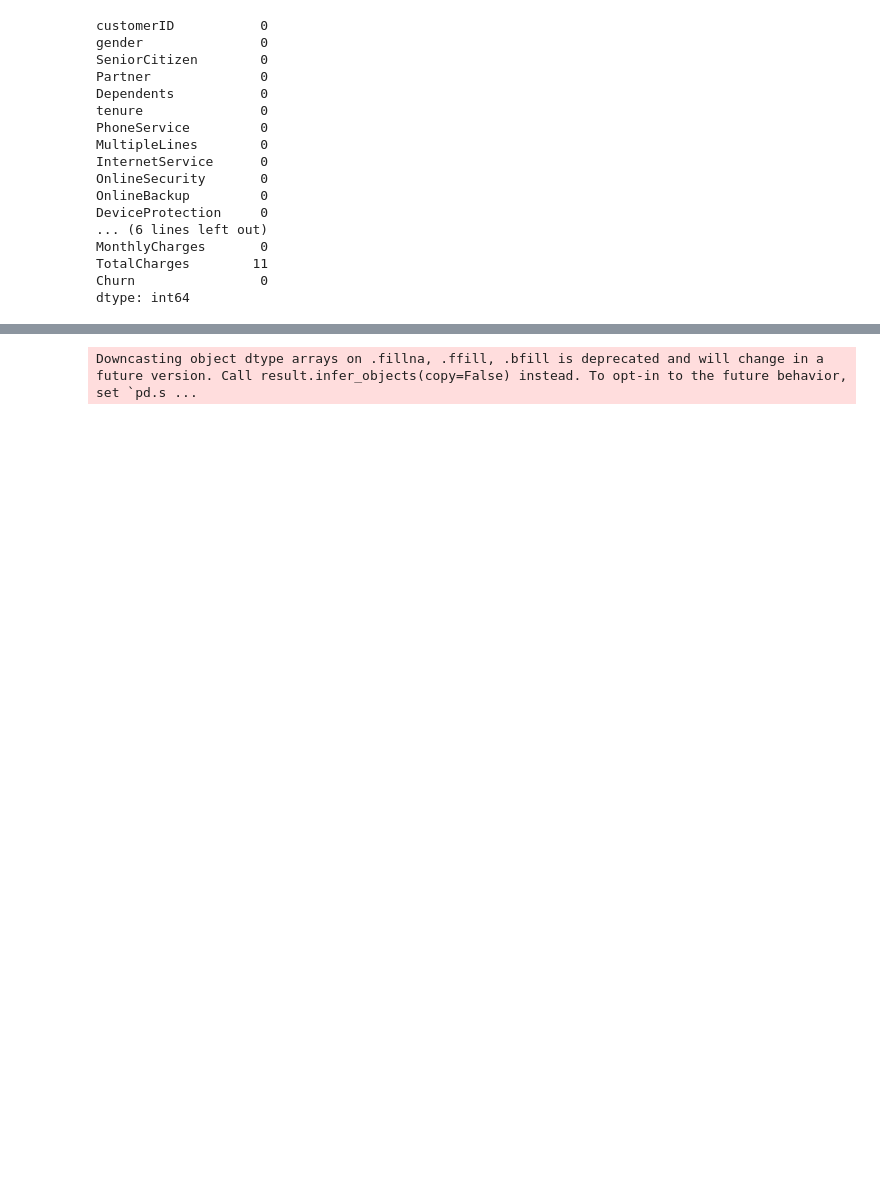
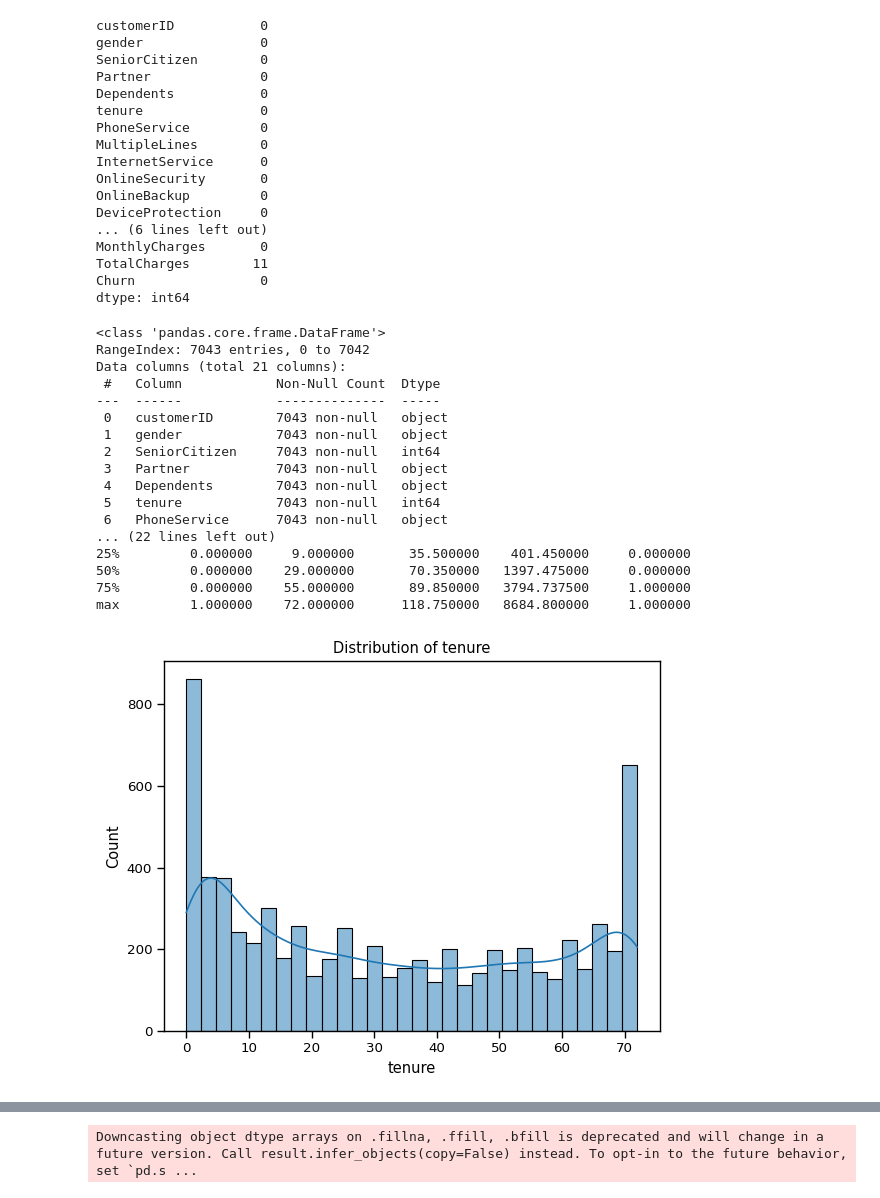
Before and after one commit to mayarrahmedd/aigirlspt2, a Jupyter notebook: aigirlspt_2.ipynb, the cells around one changed output, grey strips where cells are left out. Saved outputs shown, nothing was run; the diff lists cells and outputs as text; code cells hidden in the pictures; blank space fills up the shorter version.

```diff
--- a/aigirlspt_2.ipynb
+++ b/aigirlspt_2.ipynb
@@ -633,3 +633,37 @@ MonthlyCharges       0
 TotalCharges        11
 Churn                0
 dtype: int64
+# %%
+# Check data types and basic statistics
+print(df.info())  # General data type information
+print(df.describe())  # Summary statistics for numerical features
+
+# Analyze specific attributes for prediction
+# Example: tenure, MonthlyCharges, TotalCharges
+import matplotlib.pyplot as plt
+import seaborn as sns
+
+attributes_to_analyze = ['tenure', 'MonthlyCharges', 'TotalCharges']
+for attr in attributes_to_analyze:
+    sns.histplot(df[attr], kde=True, bins=30)
+    plt.title(f'Distribution of {attr}')
+    plt.show()
+# %% [output]
+<class 'pandas.core.frame.DataFrame'>
+RangeIndex: 7043 entries, 0 to 7042
+Data columns (total 21 columns):
+ #   Column            Non-Null Count  Dtype
+---  ------            --------------  -----
+ 0   customerID        7043 non-null   object
+ 1   gender            7043 non-null   object
+ 2   SeniorCitizen     7043 non-null   int64
+ 3   Partner           7043 non-null   object
+ 4   Dependents        7043 non-null   object
+ 5   tenure            7043 non-null   int64
+ 6   PhoneService      7043 non-null   object
+... (22 lines left out)
+25%         0.000000     9.000000       35.500000    401.450000     0.000000
+50%         0.000000    29.000000       70.350000   1397.475000     0.000000
+75%         0.000000    55.000000       89.850000   3794.737500     1.000000
+max         1.000000    72.000000      118.750000   8684.800000     1.000000
+[figure, added]
```
Also changed, not shown: parts of 9 cells of this notebook.
